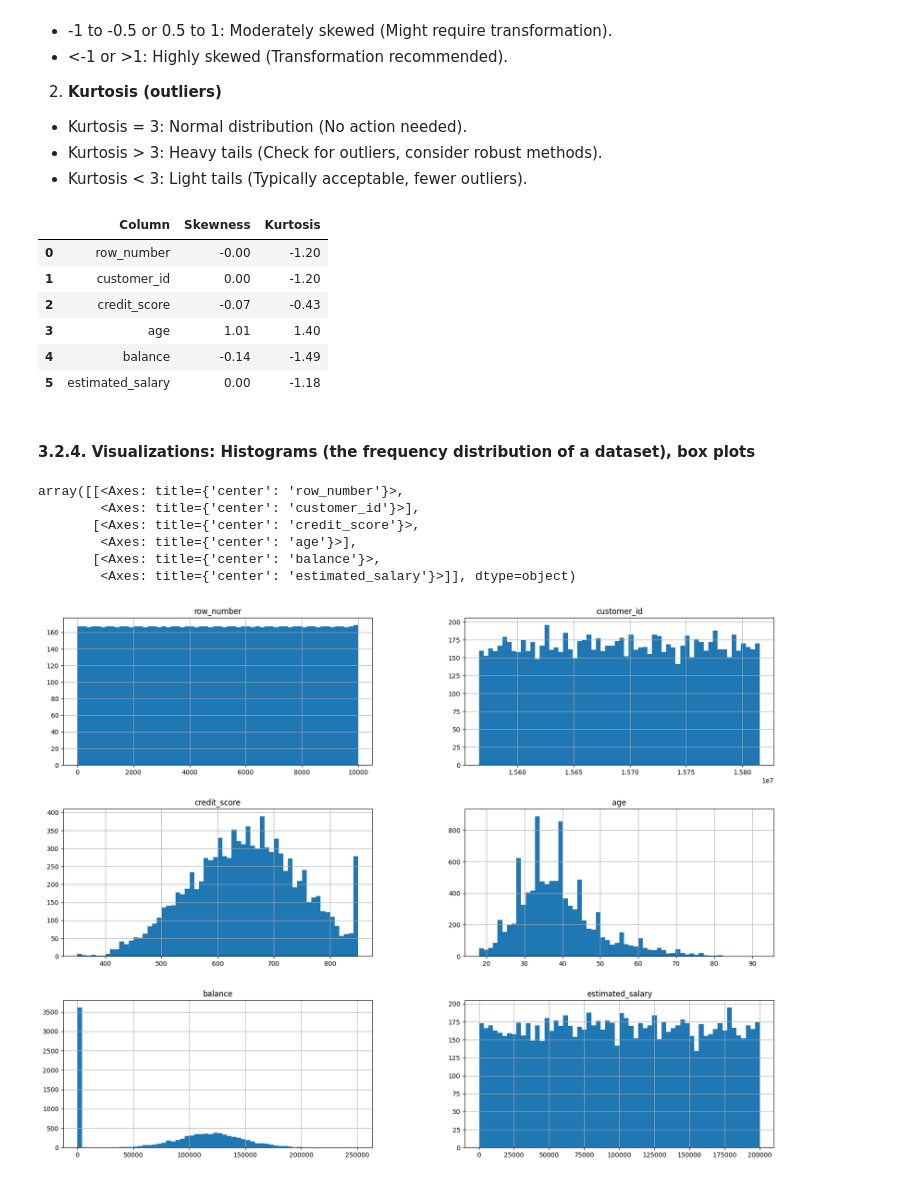
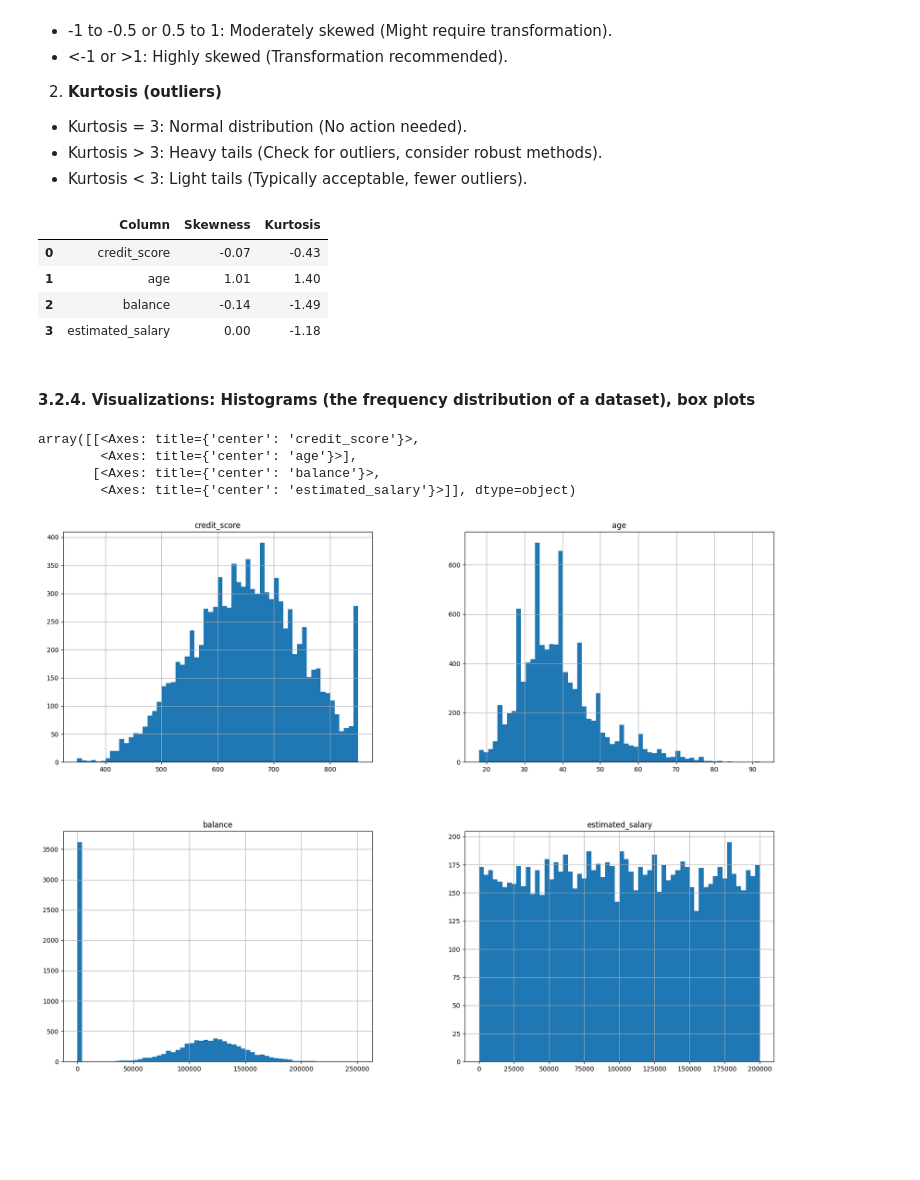
Before and after one commit to DanSun1213/bank-churn-prediction, a Jupyter notebook: main.ipynb, the cells around one changed output. Saved outputs shown, nothing was run; the diff lists cells and outputs as text; code cells hidden in the pictures; blank space fills up the shorter version.

```diff
--- a/main.ipynb
+++ b/main.ipynb
@@ -390,5 +389,10 @@ df_cleaned = df.to_csv('./data/cleaned/df_cleaned.csv')
   - 3.2.3. Shape of the distribution: Skewness(asymmetry) and kurtosis("tailedness" how peaked the distribution is).
   - 3.2.4. Visualizations: Histograms, box plots.
 - 3.3. Univariate Analysis Summary
+# %%
+# Define columns to use for analysis
+df_categorical_analysis = df[['geography', 'gender', 'tenure', 'num_of_products', 'has_cr_card', 'is_active_member', 'exited']]
+
+df_numerical_analysis = df[['credit_score', 'age', 'balance', 'estimated_salary']]
 # %% [markdown]
 #### 3.1. Categorical variables:
@@ -566,49 +555,45 @@ Summary Statistics:
 # %%
 # 3.2.3. Shape of the distribution: Skewness(asymmetry) and kurtosis("tailedness" how peaked the distribution is).
 def calculate_skewness_kurtosis(df):
     """
     Calculates skewness and kurtosis for each column in the DataFrame.
 
     Args:
         df (pd.DataFrame): The DataFrame containing the data.
 
     Returns:
         pd.DataFrame: A DataFrame containing skewness and kurtosis for each column.
     """
     results = {'Column': [], 'Skewness': [], 'Kurtosis': []}
 
     for column in df.columns:
         skewness = round(df[column].skew(), 2)
         kurtosis = round(df[column].kurtosis(), 2)
 
         results['Column'].append(column)
         results['Skewness'].append(skewness)
         results['Kurtosis'].append(kurtosis)
 
     return pd.DataFrame(results)
 
-calculate_skewness_kurtosis(df_numerical)
+calculate_skewness_kurtosis(df_numerical_analysis)
 # %% [output]
 |  | Column | Skewness | Kurtosis |
-| 0 | row_number | -0.00 | -1.20 |
-| 1 | customer_id | 0.00 | -1.20 |
-| 2 | credit_score | -0.07 | -0.43 |
-| 3 | age | 1.01 | 1.40 |
-| 4 | balance | -0.14 | -1.49 |
-| 5 | estimated_salary | 0.00 | -1.18 |
+| 0 | credit_score | -0.07 | -0.43 |
+| 1 | age | 1.01 | 1.40 |
+| 2 | balance | -0.14 | -1.49 |
+| 3 | estimated_salary | 0.00 | -1.18 |
 # %% [markdown]
 #### 3.2.4. Visualizations: Histograms (the frequency distribution of a dataset), box plots
 # %%
 # 3.2.4. Visualizations: Histograms
 #Histograms display the frequency distribution of a dataset. The height of each bar represents the number of data points in each bin.
-df_numerical.hist(figsize=(20, 15), bins=60, xlabelsize=10, ylabelsize=10)
+df_numerical_analysis.hist(figsize=(20, 15), bins=60, xlabelsize=10, ylabelsize=10)
 # %% [output]
-array([[<Axes: title={'center': 'row_number'}>,
-        <Axes: title={'center': 'customer_id'}>],
-       [<Axes: title={'center': 'credit_score'}>,
+array([[<Axes: title={'center': 'credit_score'}>,
         <Axes: title={'center': 'age'}>],
        [<Axes: title={'center': 'balance'}>,
         <Axes: title={'center': 'estimated_salary'}>]], dtype=object)
-[figure, old version]
+[figure, new version]
 # %%
 # 3.2.4. Visualizations: box plots.
```
Also changed, not shown: parts of 28 cells of this notebook.
